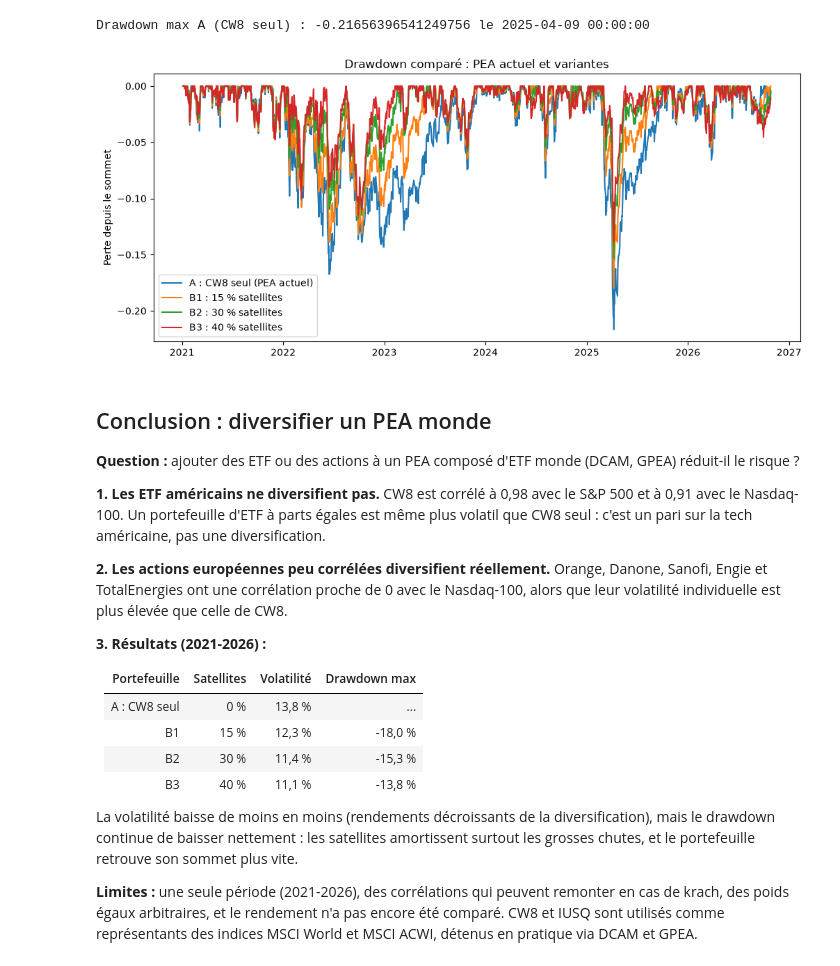
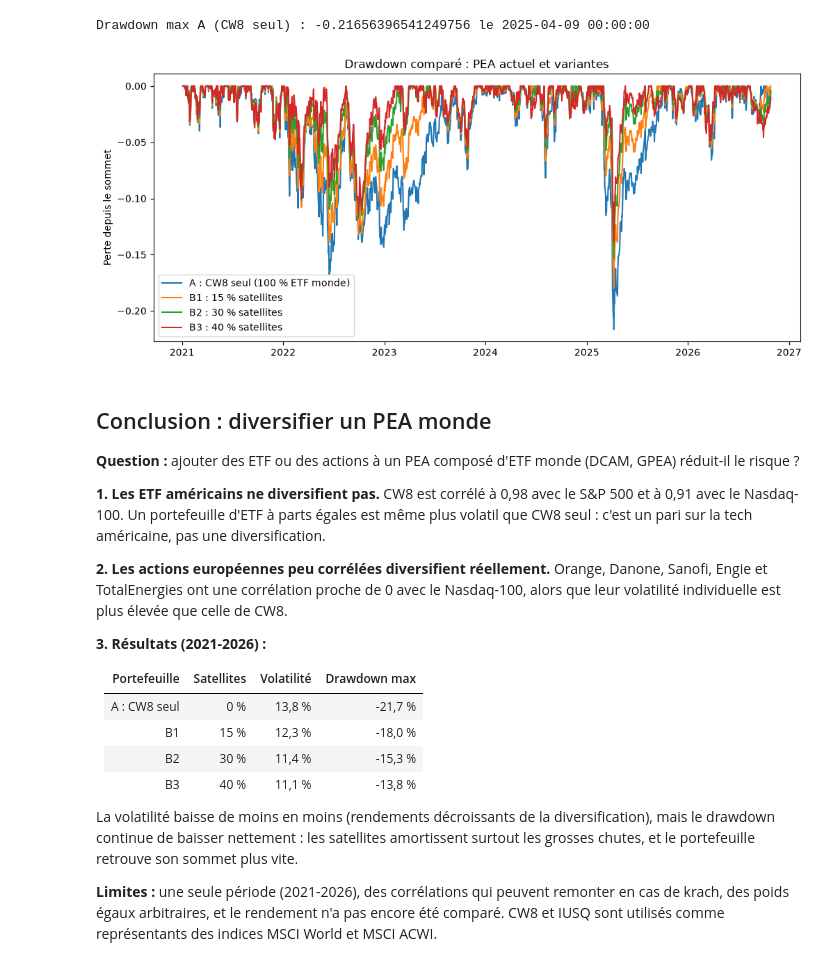
Before and after one commit to clement-buquet/projets-finance, a Jupyter notebook: 04-Tracking-PEA.ipynb, the cells around one changed output. Saved outputs shown, nothing was run; the diff lists cells and outputs as text; code cells hidden in the pictures.

Commit message:
Notebook 04 : poids B3 en division, drawdown A dans la conclusion, retrait de mentions personnelles
Co-Authored-By: Claude Opus 5.5 <noreply@anthropic.com>

```diff
--- a/04-Tracking-PEA.ipynb
+++ b/04-Tracking-PEA.ipynb
@@ -149,12 +149,12 @@ Volatilité CW8 seul : 0.1375815400595267
 poids_b3 = pd.Series({
     "CW8.PA": 0.40,    # poche monde (représente DCAM + GPEA)
     "ETZ.PA": 0.20,    # poche Europe (Stoxx 600)
-    "AI.PA": 0.0667,    # satellites : 15 % répartis sur 6 actions
-    "TTE.PA": 0.0667,
-    "SAN.PA": 0.0667,
-    "BN.PA": 0.0666,
-    "ORA.PA": 0.0667,
-    "ENGI.PA": 0.0666,
+    "AI.PA": 0.40/6,    # satellites : 15 % répartis sur 6 actions
+    "TTE.PA": 0.40/6,
+    "SAN.PA": 0.40/6,
+    "BN.PA": 0.40/6,
+    "ORA.PA": 0.40/6,
+    "ENGI.PA": 0.40/6,
 })
 
 print("Somme des poids :", poids_b3.sum())
@@ -198,17 +198,17 @@ Drawdown max A (CW8 seul) : -0.21656396541249756 le 2025-04-09 00:00:00
 # %%
 plt.figure(figsize=(12, 5))
 
-plt.plot(dd_a.index, dd_a, label="A : CW8 seul (PEA actuel)")
+plt.plot(dd_a.index, dd_a, label="A : CW8 seul (100 % ETF monde)")
 plt.plot(dd_b1.index, dd_b1, label="B1 : 15 % satellites")
 plt.plot(dd_b2.index, dd_b2, label="B2 : 30 % satellites")
 plt.plot(dd_b3.index, dd_b3, label="B3 : 40 % satellites")
 
 plt.title("Drawdown comparé : PEA actuel et variantes")
 plt.ylabel("Perte depuis le sommet")
 plt.legend()
 plt.show()
 # %% [output]
-[figure, old version]
+[figure, new version]
 # %% [markdown]
 ## Conclusion : diversifier un PEA monde
 
@@ -222,11 +222,11 @@ plt.show()
 
 | Portefeuille | Satellites | Volatilité | Drawdown max |
 |---|---|---|---|
-| A : CW8 seul | 0 % | 13,8 % | ... |
+| A : CW8 seul | 0 % | 13,8 % | -21,7 % |
 | B1 | 15 % | 12,3 % | -18,0 % |
 | B2 | 30 % | 11,4 % | -15,3 % |
 | B3 | 40 % | 11,1 % | -13,8 % |
 
 La volatilité baisse de moins en moins (rendements décroissants de la diversification), mais le drawdown continue de baisser nettement : les satellites amortissent surtout les grosses chutes, et le portefeuille retrouve son sommet plus vite.
 
-**Limites :** une seule période (2021-2026), des corrélations qui peuvent remonter en cas de krach, des poids égaux arbitraires, et le rendement n'a pas encore été comparé. CW8 et IUSQ sont utilisés comme représentants des indices MSCI World et MSCI ACWI, détenus en pratique via DCAM et GPEA.
+**Limites :** une seule période (2021-2026), des corrélations qui peuvent remonter en cas de krach, des poids égaux arbitraires, et le rendement n'a pas encore été comparé. CW8 et IUSQ sont utilisés comme représentants des indices MSCI World et MSCI ACWI.
```
Also changed, not shown: parts of 8 cells of this notebook.
